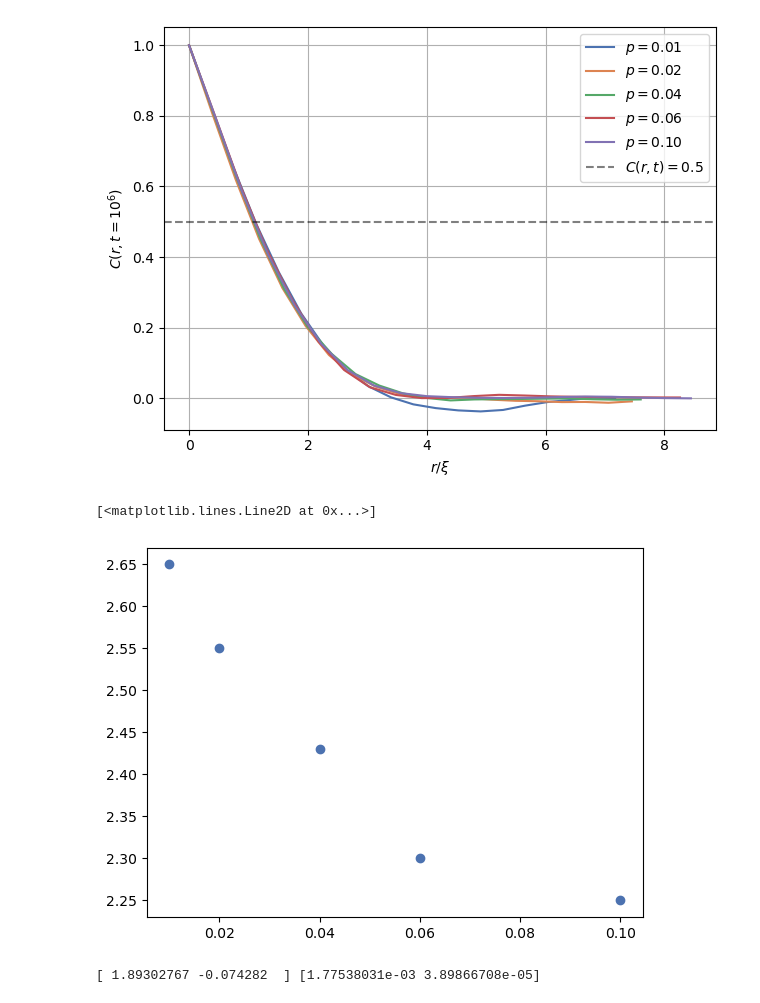
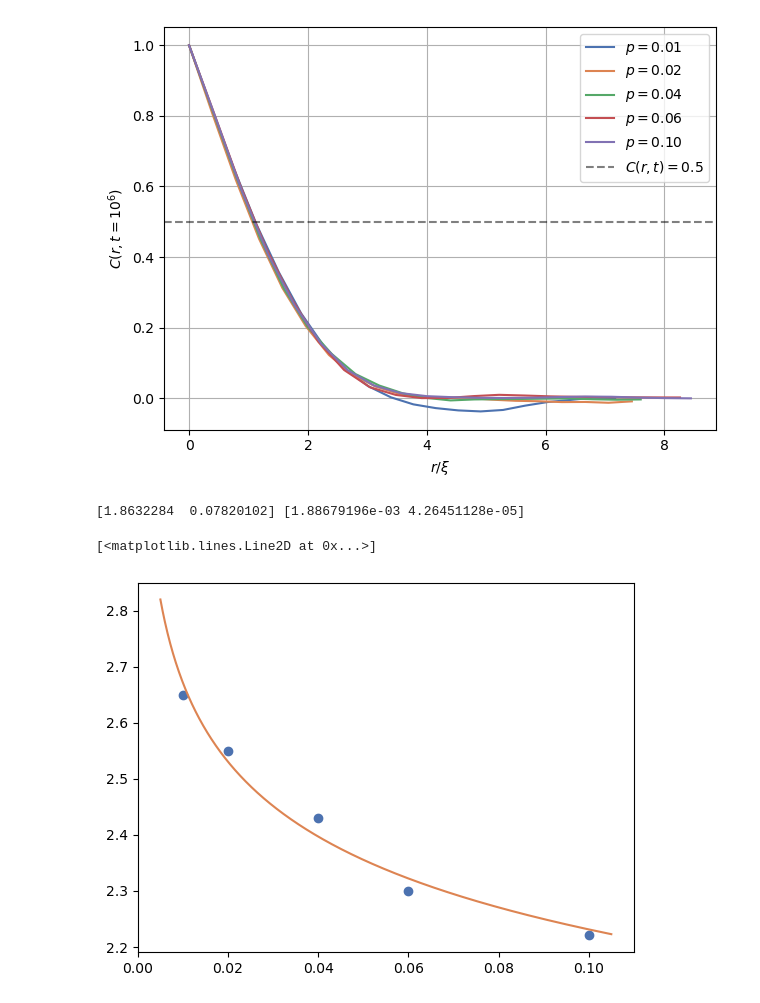
Before and after one commit to nicolasvazquez95/RedesComplejas_famaf, a Jupyter notebook: soluciones/tp5/correlation_analysis.ipynb, the cells around one changed output. Drawn from its saved outputs; the diff is of its cells as text; code cells hidden in the pictures.

```diff
--- a/soluciones/tp5/correlation_analysis.ipynb
+++ b/soluciones/tp5/correlation_analysis.ipynb
@@ -61,18 +61,21 @@ plt.savefig('C(r)_collapsed_p.jpg',dpi=300)
 # %% [output]
 [figure]
 # %%
-xi_p = [2.65,2.55,2.43,2.3,2.25]
+xi_p = [2.65,2.55,2.43,2.3,2.22]
 p = [0.01,0.02,0.04,0.06,0.10]
-plt.plot(p,xi_p,'o')
-# %% [output]
-[<matplotlib.lines.Line2D at 0x...>]
-[figure, removed]
 # %%
 from scipy.optimize import curve_fit
 
 def f(X,a,b):
-    return a*(X**b)
-popt,pcov = curve_fit(f,p,xi_p)
+    return a*X**(-b)
+popt,pcov = curve_fit(f,p,xi_p,maxfev=10000)
 print(popt,np.diag(pcov))
 # %% [output]
-[ 1.89302767 -0.074282  ] [1.77538031e-03 3.89866708e-05]
+[1.8632284  0.07820102] [1.88679196e-03 4.26451128e-05]
+# %%
+X = np.linspace(0.005,0.105,1000)
+plt.plot(p,xi_p,'o')
+plt.plot(X,f(X,*popt))
+# %% [output]
+[<matplotlib.lines.Line2D at 0x...>]
+[figure, added]
```
